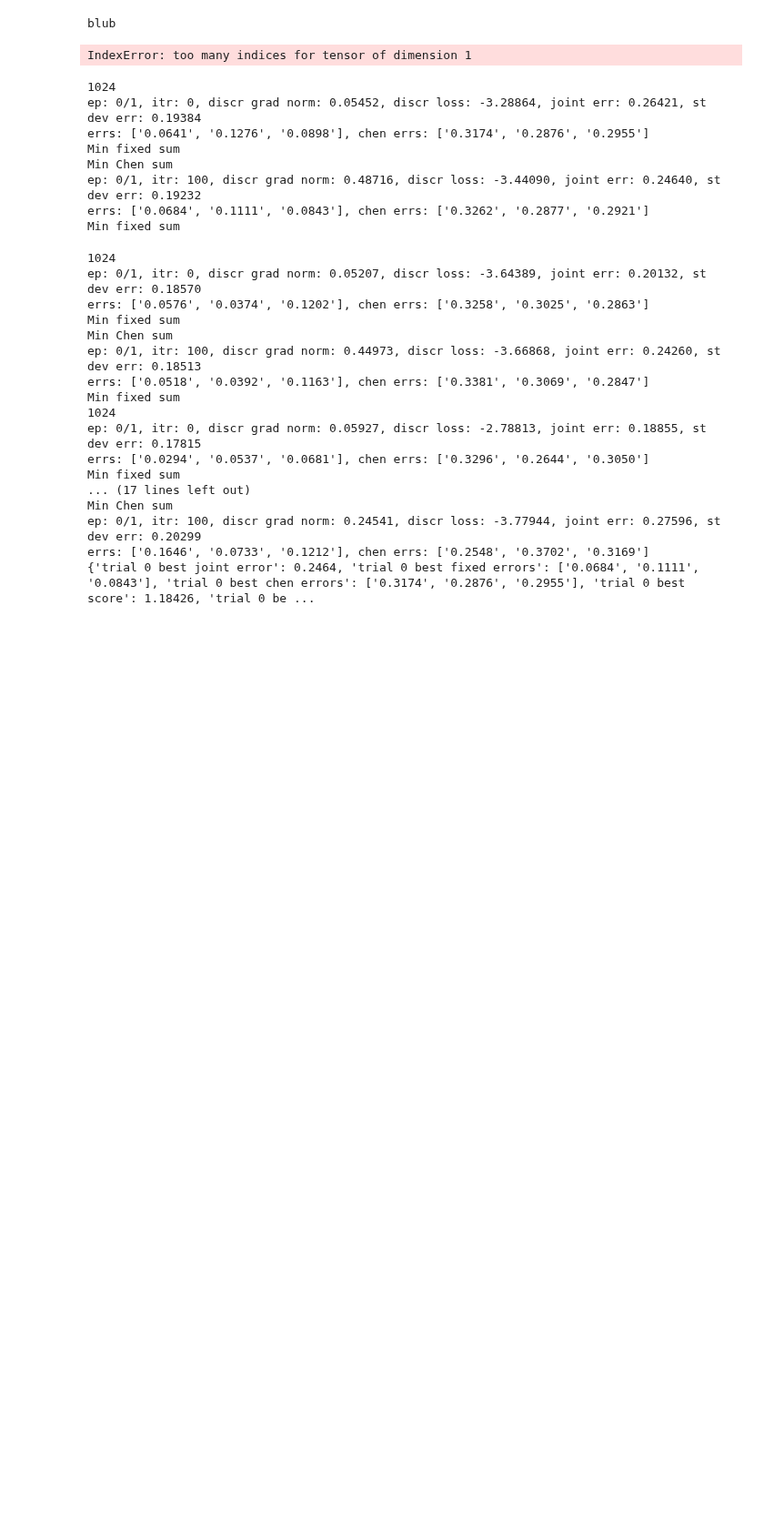
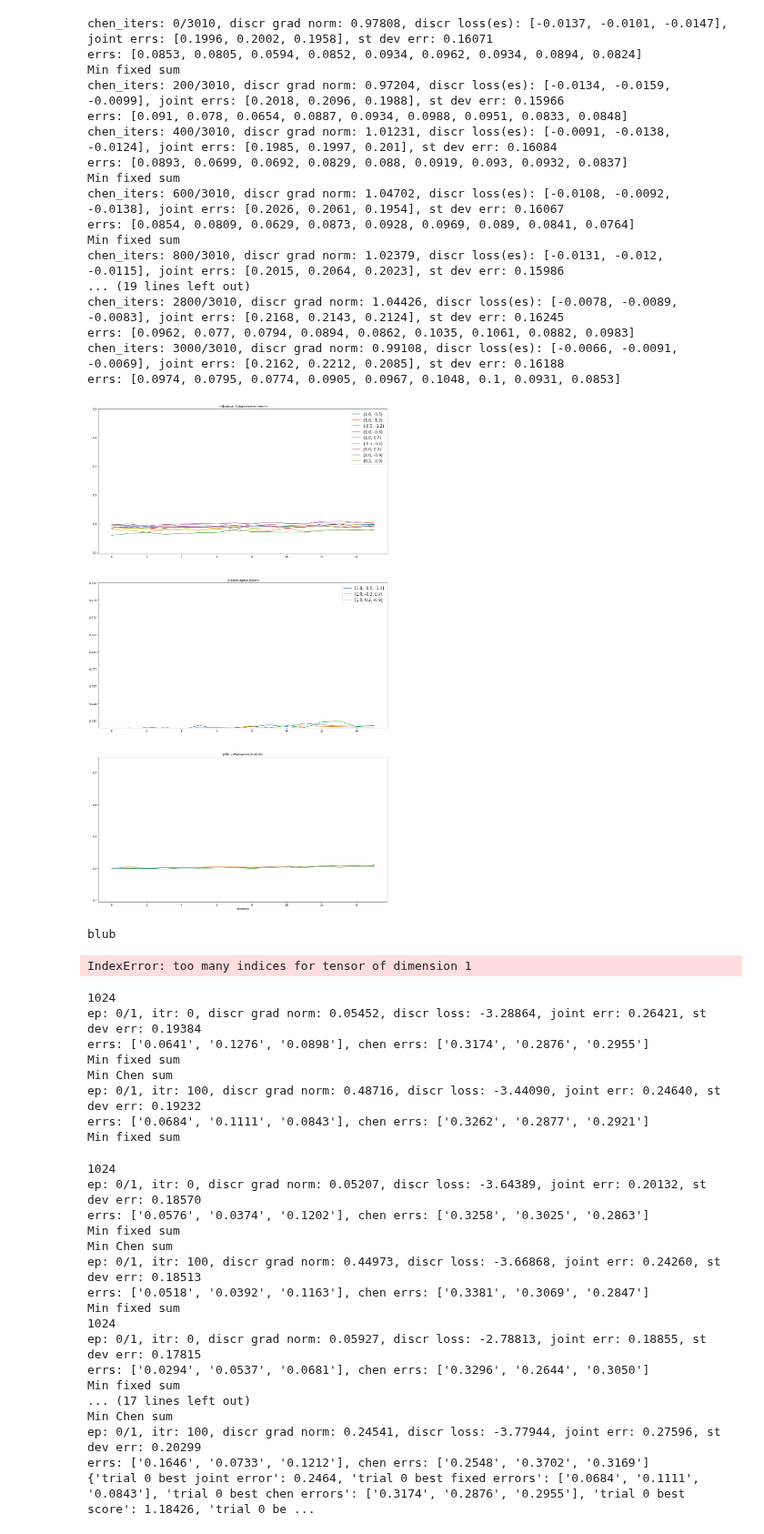
Before and after one commit to tjj0502/LevyGAN, a Jupyter notebook: test_TheGAN.ipynb, the cells around one changed output. Shown at 91% size. Drawn from its saved outputs; the diff is of its cells as text; code cells hidden in the pictures; blank space fills up the shorter version.

```diff
--- a/test_TheGAN.ipynb
+++ b/test_TheGAN.ipynb
@@ -81,3 +77,43 @@ errs: [0.1129, 0.0441, 0.1049, 0.1244, 0.0604, 0.1285, 0.1157, 0.0509, 0.1275, 0
+# %%
+training_config = {
+    'num epochs': 5,
+    'max iters': None,
+    'num Chen iters': 3010,
+    'optimizer': 'Adam',
+    'lrG': 0.000005,
+    'lrD': 0.00005,
+    'num discr iters': 3,
+    'beta1': 0,
+    'beta2': 0.99,
+    'Lipschitz mode': 'gp',
+    'weight clipping limit': 0.01,
+    'gp weight': 10.0,
+    'bsz': 1024,
+    'compute joint error': True,
+    'should draw graphs': True,
+    'descriptor': ''
+}
+
+levG.chen_train(training_config)
+# %% [output]
+chen_iters: 0/3010, discr grad norm: 0.97808, discr loss(es): [-0.0137, -0.0101, -0.0147], joint errs: [0.1996, 0.2002, 0.1958], st dev err: 0.16071
+errs: [0.0853, 0.0805, 0.0594, 0.0852, 0.0934, 0.0962, 0.0934, 0.0894, 0.0824]
+Min fixed sum
+chen_iters: 200/3010, discr grad norm: 0.97204, discr loss(es): [-0.0134, -0.0159, -0.0099], joint errs: [0.2018, 0.2096, 0.1988], st dev err: 0.15966
+errs: [0.091, 0.078, 0.0654, 0.0887, 0.0934, 0.0988, 0.0951, 0.0833, 0.0848]
+chen_iters: 400/3010, discr grad norm: 1.01231, discr loss(es): [-0.0091, -0.0138, -0.0124], joint errs: [0.1985, 0.1997, 0.201], st dev err: 0.16084
+errs: [0.0893, 0.0699, 0.0692, 0.0829, 0.088, 0.0919, 0.093, 0.0932, 0.0837]
+Min fixed sum
+chen_iters: 600/3010, discr grad norm: 1.04702, discr loss(es): [-0.0108, -0.0092, -0.0138], joint errs: [0.2026, 0.2061, 0.1954], st dev err: 0.16067
+errs: [0.0854, 0.0809, 0.0629, 0.0873, 0.0928, 0.0969, 0.089, 0.0841, 0.0764]
+Min fixed sum
+chen_iters: 800/3010, discr grad norm: 1.02379, discr loss(es): [-0.0131, -0.012, -0.0115], joint errs: [0.2015, 0.2064, 0.2023], st dev err: 0.15986
+... (19 lines left out)
+chen_iters: 2800/3010, discr grad norm: 1.04426, discr loss(es): [-0.0078, -0.0089, -0.0083], joint errs: [0.2168, 0.2143, 0.2124], st dev err: 0.16245
+errs: [0.0962, 0.077, 0.0794, 0.0894, 0.0862, 0.1035, 0.1061, 0.0882, 0.0983]
+chen_iters: 3000/3010, discr grad norm: 0.99108, discr loss(es): [-0.0066, -0.0091, -0.0069], joint errs: [0.2162, 0.2212, 0.2085], st dev err: 0.16188
+errs: [0.0974, 0.0795, 0.0774, 0.0905, 0.0967, 0.1048, 0.1, 0.0931, 0.0853]
+[figure, added]
 # %%
 with open(f"model_saves/{levG.dict_saves_folder}/trials_output_num{levG.serial_number}.pt", 'w+b') as file:
     pickle.dump(trials, file)
```
Also changed, not shown: parts of 3 cells of this notebook, 30 other files.
